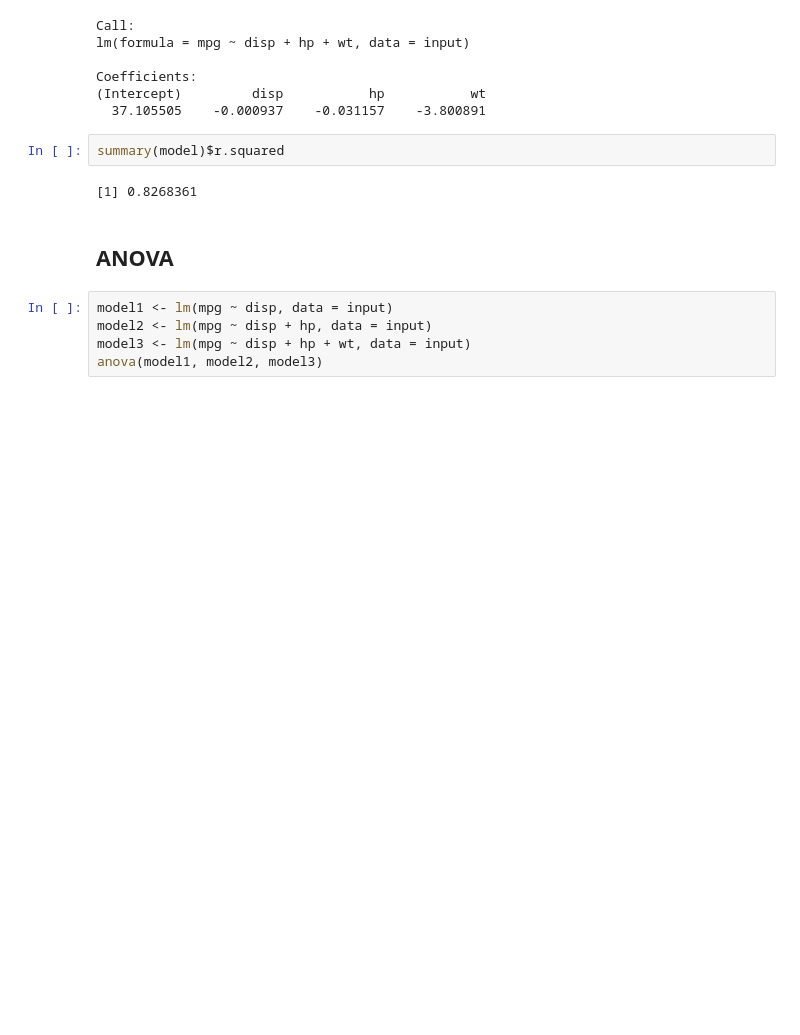
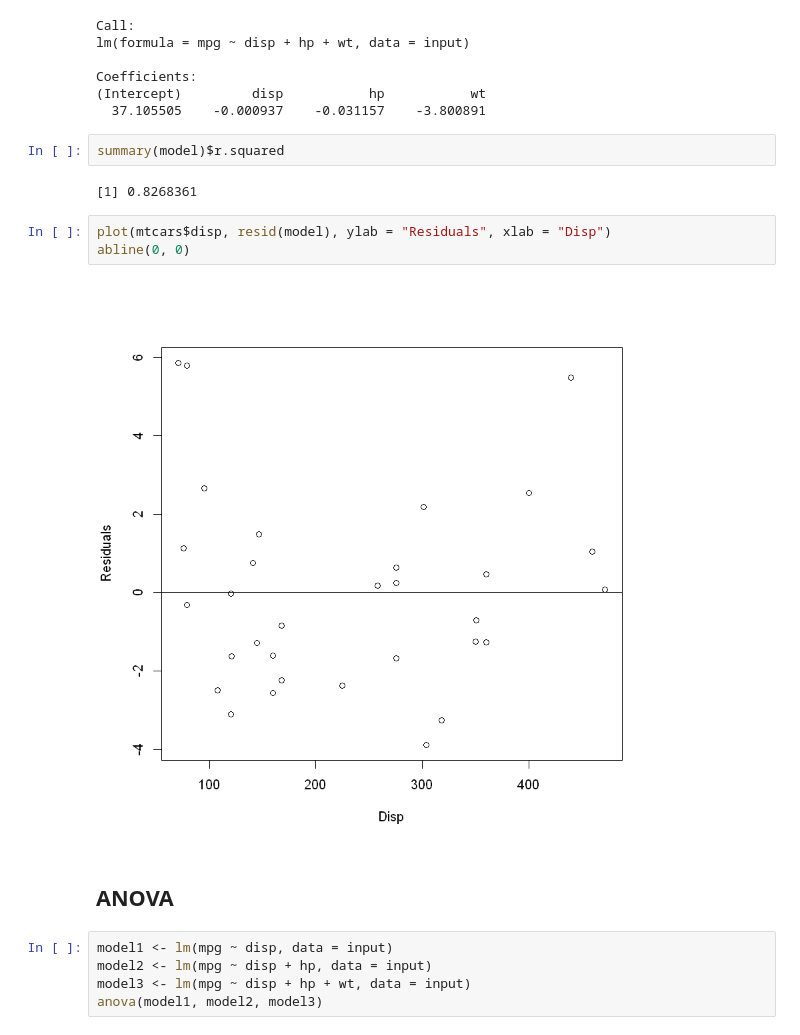
Before and after one commit to hannansatopay/DSML-R, a Jupyter notebook: Notebook/Regression II.ipynb, the cells around one changed output. Drawn from its saved outputs; the diff is of its cells as text; blank space fills up the shorter version.

```diff
--- a/Notebook/Regression II.ipynb
+++ b/Notebook/Regression II.ipynb
@@ -132,6 +132,11 @@ Coefficients:
 summary(model)$r.squared
 # %% [output]
 [1] 0.8268361
+# %%
+plot(mtcars$disp, resid(model), ylab = "Residuals", xlab = "Disp")
+abline(0, 0)
+# %% [output]
+[figure, added]
 # %% [markdown]
 ## ANOVA
 # %%
```
Also changed, not shown: parts of 16 cells of this notebook.
